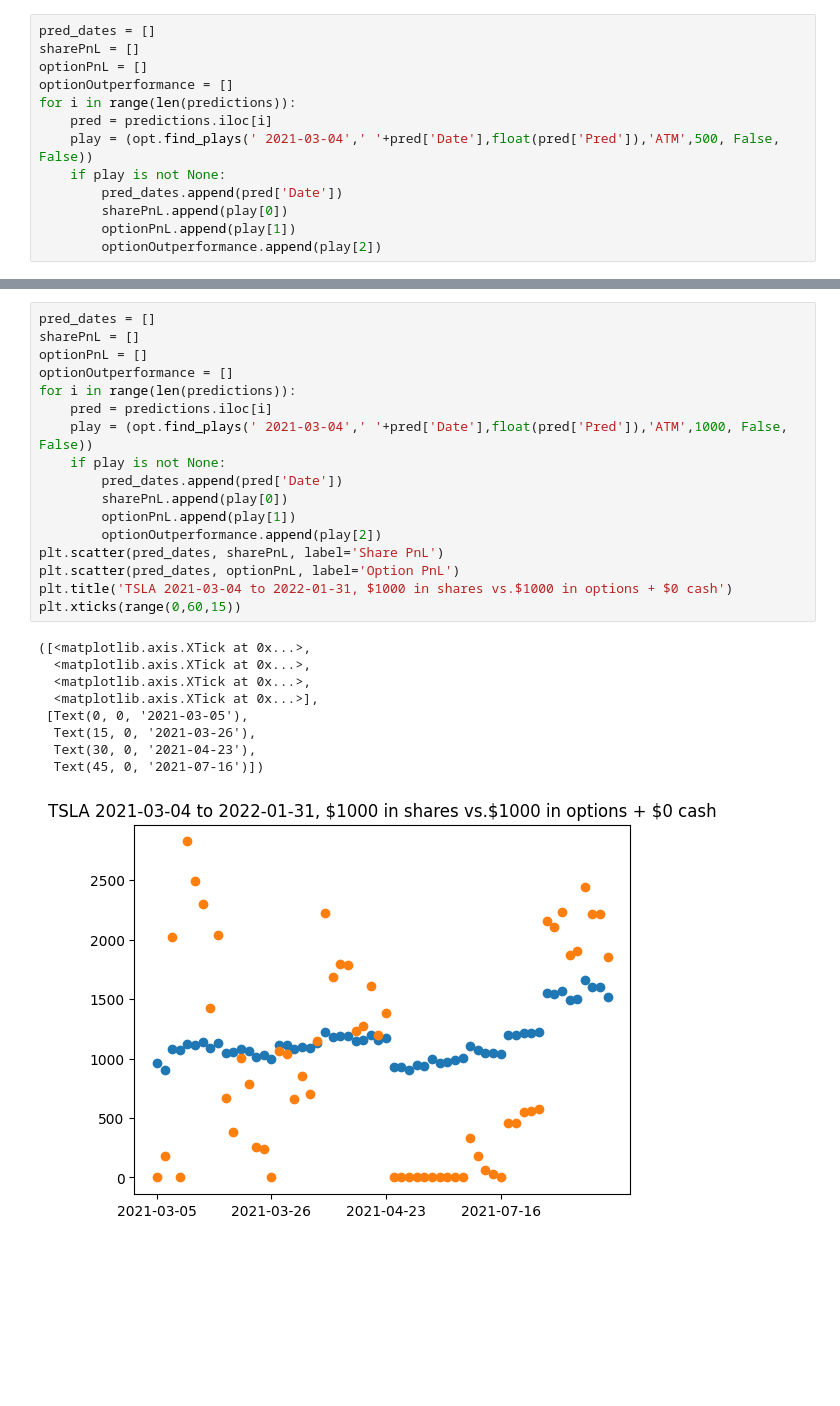
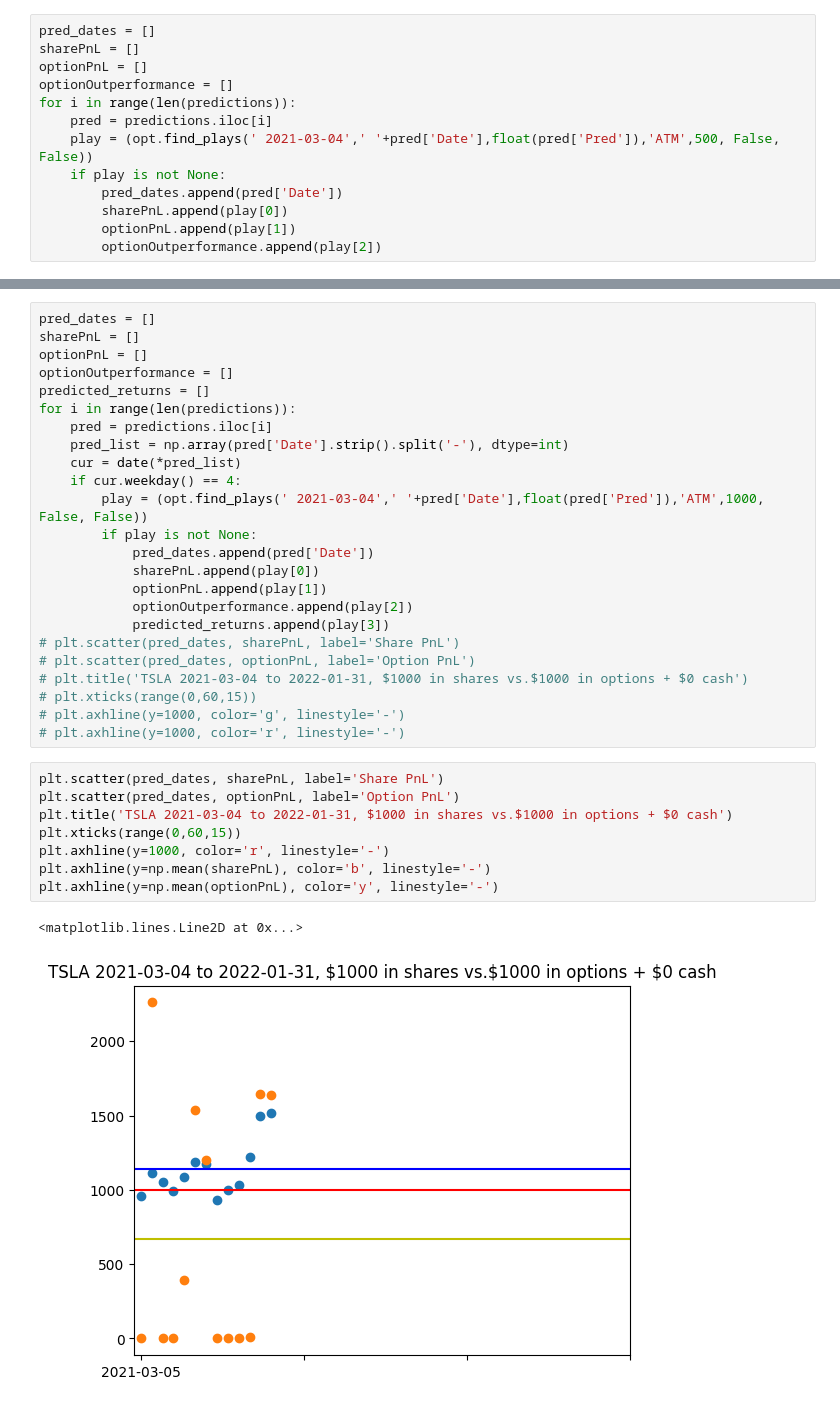
Before and after one commit to schuywalker/LSTM_Stock_and_Option_Prices, a Jupyter notebook: options_DF_builder.ipynb, the cells around one changed output, grey strips where cells are left out. Saved outputs shown, nothing was run; the diff lists cells and outputs as text; blank space fills up the shorter version.

Commit message:
only fridays, ignore bad data, add predicted data in output, calcuations are wrong, will fix

```diff
--- a/options_DF_builder.ipynb
+++ b/options_DF_builder.ipynb
@@ -87,25 +74,33 @@ pred_dates = []
 sharePnL = []
 optionPnL = []
 optionOutperformance = []
+predicted_returns = []
 for i in range(len(predictions)):
     pred = predictions.iloc[i]
-    play = (opt.find_plays(' 2021-03-04',' '+pred['Date'],float(pred['Pred']),'ATM',1000, False, False))
-    if play is not None:
-        pred_dates.append(pred['Date'])
-        sharePnL.append(play[0])
-        optionPnL.append(play[1])
-        optionOutperformance.append(play[2])
-plt.scatter(pred_dates, sharePnL, label='Share PnL')
-plt.scatter(pred_dates, optionPnL, label='Option PnL')
-plt.title('TSLA 2021-03-04 to 2022-01-31, $1000 in shares vs.$1000 in options + $0 cash')
-plt.xticks(range(0,60,15))
+    pred_list = np.array(pred['Date'].strip().split('-'), dtype=int)
+    cur = date(*pred_list)
+    if cur.weekday() == 4:
+        play = (opt.find_plays(' 2021-03-04',' '+pred['Date'],float(pred['Pred']),'ATM',1000, False, False))
+        if play is not None:
+            pred_dates.append(pred['Date'])
+            sharePnL.append(play[0])
+            optionPnL.append(play[1])
+            optionOutperformance.append(play[2])
+            predicted_returns.append(play[3])
+# plt.scatter(pred_dates, sharePnL, label='Share PnL')
+# plt.scatter(pred_dates, optionPnL, label='Option PnL')
+# plt.title('TSLA 2021-03-04 to 2022-01-31, $1000 in shares vs.$1000 in options + $0 cash')
+# plt.xticks(range(0,60,15))
+# plt.axhline(y=1000, color='g', linestyle='-')
+# plt.axhline(y=1000, color='r', linestyle='-')
-# %% [output]
-([<matplotlib.axis.XTick at 0x...>,
-  <matplotlib.axis.XTick at 0x...>,
-  <matplotlib.axis.XTick at 0x...>,
-  <matplotlib.axis.XTick at 0x...>],
- [Text(0, 0, '2021-03-05'),
-  Text(15, 0, '2021-03-26'),
-  Text(30, 0, '2021-04-23'),
-  Text(45, 0, '2021-07-16')])
-[figure, removed]
+# %%
+plt.scatter(pred_dates, sharePnL, label='Share PnL')
+plt.scatter(pred_dates, optionPnL, label='Option PnL')
+plt.title('TSLA 2021-03-04 to 2022-01-31, $1000 in shares vs.$1000 in options + $0 cash')
+plt.xticks(range(0,60,15))
+plt.axhline(y=1000, color='r', linestyle='-')
+plt.axhline(y=np.mean(sharePnL), color='b', linestyle='-')
+plt.axhline(y=np.mean(optionPnL), color='y', linestyle='-')
+# %% [output]
+<matplotlib.lines.Line2D at 0x...>
+[figure, added]
```
Also changed, not shown: parts of 3 cells of this notebook, 3 other files.
